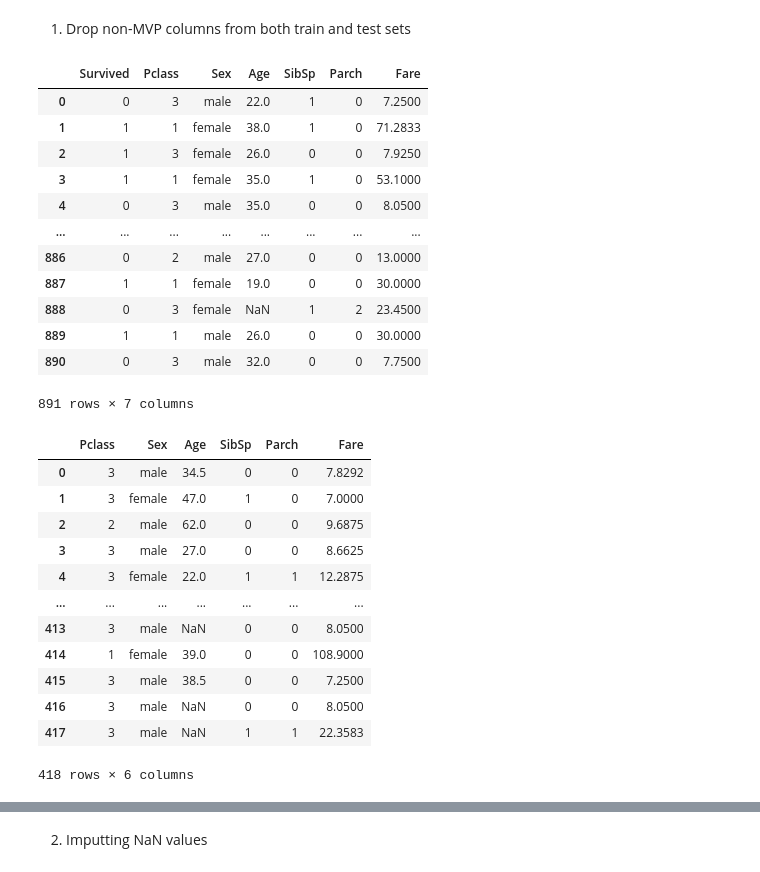
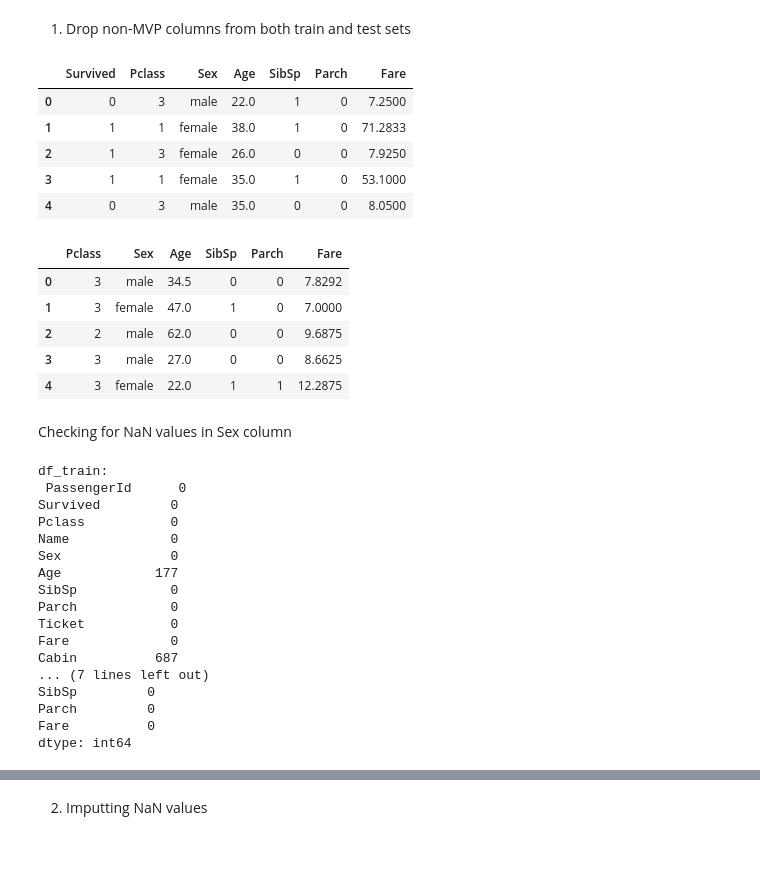
Before and after one commit to ggomp2885/Kaggle_Competitions, a Jupyter notebook: titanic-competition-greg-gompers.ipynb, the cells around one changed output, grey strips where cells are left out. Cells and saved outputs as stored; diff of their text form; code cells hidden in the pictures.

```diff
--- a/titanic-competition-greg-gompers.ipynb
+++ b/titanic-competition-greg-gompers.ipynb
@@ -23,3 +24,8 @@ ImportError: cannot import name 'IterativeImputer' from 'sklearn.impute' (C:\Use
+# %%
+pd.set_option("max_colwidth", 150)
+pd.set_option("display.max_columns", 60)
+pd.set_option('max_rows', None)
+# pd.set_option("max_colwidth", 250)
 # %%
 df_train = pd.read_csv(r'./train.csv')
 df_test = pd.read_csv(r'./test.csv')
@@ -68,35 +74,47 @@ Okay heres the order for the MVP training set:
 # %%
 train_copy = df_train.copy()
 train_mvp = train_copy.drop(['PassengerId','Name','Ticket','Cabin',"Embarked"], axis=1)
-display(train_mvp)
+display(train_mvp.head(5))
 
 test_copy = df_test.copy()
 test_mvp = test_copy.drop(['PassengerId','Name','Ticket','Cabin',"Embarked"], axis=1)
-display(test_mvp)
+display(test_mvp.head(5))
 # %% [output]
 |  | Survived | Pclass | Sex | Age | SibSp | Parch | Fare |
 | 0 | 0 | 3 | male | 22.0 | 1 | 0 | 7.2500 |
 | 1 | 1 | 1 | female | 38.0 | 1 | 0 | 71.2833 |
 | 2 | 1 | 3 | female | 26.0 | 0 | 0 | 7.9250 |
 | 3 | 1 | 1 | female | 35.0 | 1 | 0 | 53.1000 |
 | 4 | 0 | 3 | male | 35.0 | 0 | 0 | 8.0500 |
-| ... | ... | ... | ... | ... | ... | ... | ... |
-| 886 | 0 | 2 | male | 27.0 | 0 | 0 | 13.0000 |
-| 887 | 1 | 1 | female | 19.0 | 0 | 0 | 30.0000 |
-| 888 | 0 | 3 | female | NaN | 1 | 2 | 23.4500 |
-| 889 | 1 | 1 | male | 26.0 | 0 | 0 | 30.0000 |
-| 890 | 0 | 3 | male | 32.0 | 0 | 0 | 7.7500 |
-891 rows × 7 columns
 |  | Pclass | Sex | Age | SibSp | Parch | Fare |
 | 0 | 3 | male | 34.5 | 0 | 0 | 7.8292 |
 | 1 | 3 | female | 47.0 | 1 | 0 | 7.0000 |
 | 2 | 2 | male | 62.0 | 0 | 0 | 9.6875 |
 | 3 | 3 | male | 27.0 | 0 | 0 | 8.6625 |
 | 4 | 3 | female | 22.0 | 1 | 1 | 12.2875 |
-| ... | ... | ... | ... | ... | ... | ... |
-| 413 | 3 | male | NaN | 0 | 0 | 8.0500 |
-| 414 | 1 | female | 39.0 | 0 | 0 | 108.9000 |
-| 415 | 3 | male | 38.5 | 0 | 0 | 7.2500 |
-| 416 | 3 | male | NaN | 0 | 0 | 8.0500 |
-| 417 | 3 | male | NaN | 1 | 1 | 22.3583 |
-418 rows × 6 columns
+# %% [markdown]
+Checking for NaN values in Sex column
+# %%
+print("df_train:\n", df_train.isnull().sum())
+print()
+print(train_mvp.isnull().sum())
+
+# df.isnull().sum()
+# %% [output]
+df_train:
+ PassengerId      0
+Survived         0
+Pclass           0
+Name             0
+Sex              0
+Age            177
+SibSp            0
+Parch            0
+Ticket           0
+Fare             0
+Cabin          687
+... (7 lines left out)
+SibSp         0
+Parch         0
+Fare          0
+dtype: int64
```
Also changed, not shown: parts of 11 cells of this notebook.
